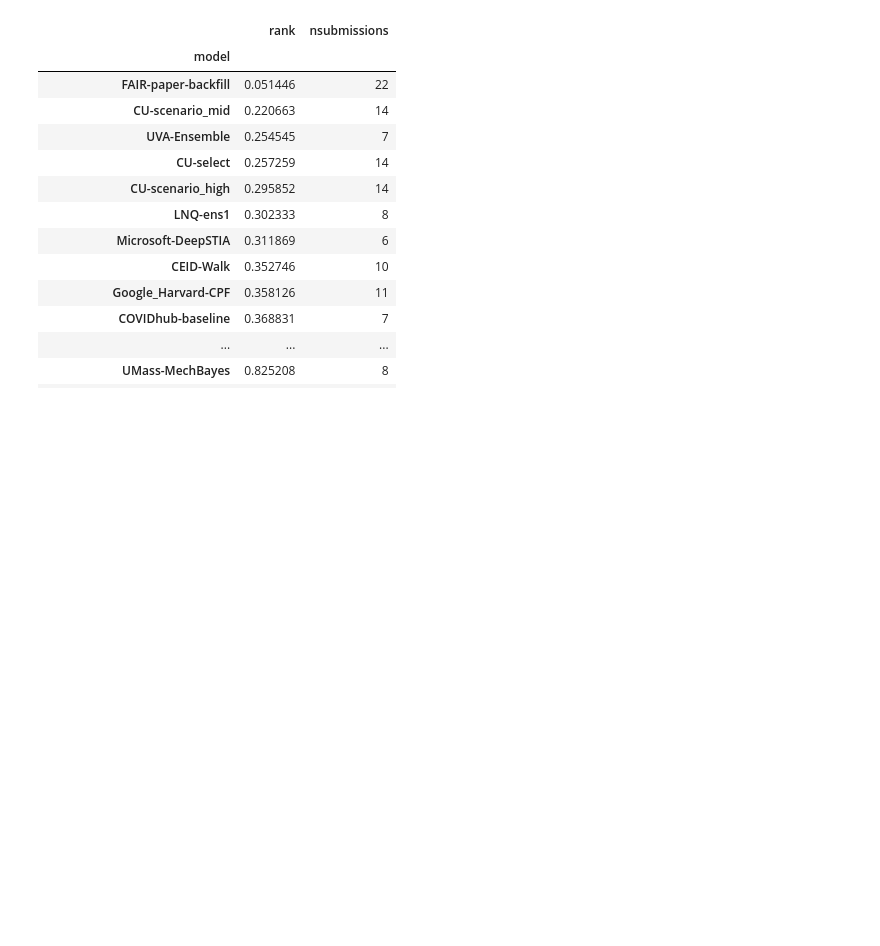
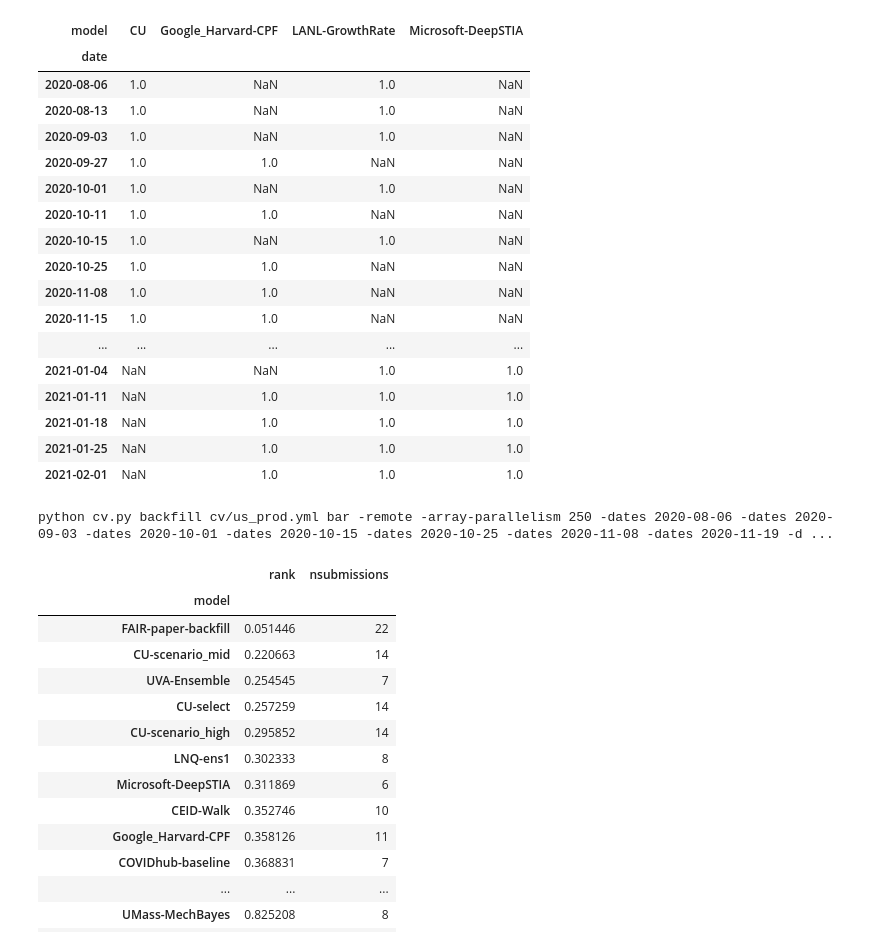
Before and after one commit to facebookresearch/covid19_spread, a Jupyter notebook: notebooks/Reichlab Eval Paper Tables.ipynb, the cells around one changed output. Cells and saved outputs as stored; diff of their text form; code cells hidden in the pictures; blank space fills up the shorter version.

Commit message:
adding more models to table

```diff
--- a/notebooks/Reichlab Eval Paper Tables.ipynb
+++ b/notebooks/Reichlab Eval Paper Tables.ipynb
@@ -80,31 +80,61 @@ for file in iglob(os.path.join(data_pth, 'data-processed/*/*.csv')):
 case_forecasts = pandas.DataFrame(case_forecasts)
 # %%
 # Code to compute dates for paper backfill
-# temp = case_forecasts.copy()
-# temp["model"] = temp["model"].apply(lambda x: "CU" if x.startswith("CU") else x)
-# subset = temp.set_index("model").loc[["Google_Harvard-CPF", "CU", "LANL-GrowthRate", "Microsoft-DeepSTIA"]]
+temp = case_forecasts.copy()
+temp["model"] = temp["file"].apply(lambda x: x.split('/')[-2])
+temp["model"] = temp["model"].apply(lambda x: "CU" if x.startswith("CU") else x)
+models = [
+    "Google_Harvard-CPF",
+    "CU",
+    "LANL-GrowthRate",
+    "Microsoft-DeepSTIA",
+    "UVA-Ensemble",
+    "LNQ-ens1",
+    "CEID-Walk"
+]
+subset = temp.set_index("model").loc[models]
 
-# subset = subset.reset_index().drop_duplicates(["date", "model"])
-# subset["dummy"] = 1
-# pivot = subset.pivot(index="date", columns="model", values="dummy")
-# pivot = pivot[pivot.sum(axis=1) > 1]
+subset = subset.reset_index().drop_duplicates(["date", "model"])
+subset["dummy"] = 1
+pivot = subset.pivot(index="date", columns="model", values="dummy")
+pivot = pivot[pivot.sum(axis=1) > 1]
 
-# K = 10
-# dates = []
-# for model in pivot.sum(0).index:
-#     x = pivot[~pivot[model].isnull()]
-#     # Already have this many dates included, fetch K-current more
-#     current = (~x.reindex(dates)[model].isnull()).sum()
-#     not_taken = x[~x.index.isin(dates)]
-#     dates.extend(not_taken.iloc[np.linspace(0, len(not_taken) - 1, K - current)].index)
+K = 10
+dates = []
+for model in pivot.sum(0).index:
+    x = pivot[~pivot[model].isnull()]
+    # Already have this many dates included, fetch K-current more
+    current = (~x.reindex(dates)[model].isnull()).sum()
+    not_taken = x[~x.index.isin(dates)]
+    dates.extend(not_taken.iloc[np.linspace(0, len(not_taken) - 1, K - current)].index)
 
 
-# display(pivot.loc[dates].sort_index())
+display(pivot.loc[dates].sort_index())
 
-# cmd = "python cv.py backfill cv/us_prod.yml bar -remote -array-parallelism 250"
-# for date in dates:
-#     cmd += f" -dates {date.date()}"
-# print(cmd)
+cmd = "python cv.py backfill cv/us_prod.yml bar -remote -array-parallelism 250"
+for date in dates:
+    cmd += f" -dates {date.date()}"
+print(cmd)
+# %% [output]
+| model | CU | Google_Harvard-CPF | LANL-GrowthRate | Microsoft-DeepSTIA |
+| date |  |  |  |  |
+| 2020-08-06 | 1.0 | NaN | 1.0 | NaN |
+| 2020-08-13 | 1.0 | NaN | 1.0 | NaN |
+| 2020-09-03 | 1.0 | NaN | 1.0 | NaN |
+| 2020-09-27 | 1.0 | 1.0 | NaN | NaN |
+| 2020-10-01 | 1.0 | NaN | 1.0 | NaN |
+| 2020-10-11 | 1.0 | 1.0 | NaN | NaN |
+| 2020-10-15 | 1.0 | NaN | 1.0 | NaN |
+| 2020-10-25 | 1.0 | 1.0 | NaN | NaN |
+| 2020-11-08 | 1.0 | 1.0 | NaN | NaN |
+| 2020-11-15 | 1.0 | 1.0 | NaN | NaN |
+| ... | ... | ... | ... | ... |
+| 2021-01-04 | NaN | NaN | 1.0 | 1.0 |
+| 2021-01-11 | NaN | 1.0 | 1.0 | 1.0 |
+| 2021-01-18 | NaN | 1.0 | 1.0 | 1.0 |
+| 2021-01-25 | NaN | 1.0 | 1.0 | 1.0 |
+| 2021-02-01 | NaN | 1.0 | 1.0 | 1.0 |
+python cv.py backfill cv/us_prod.yml bar -remote -array-parallelism 250 -dates 2020-08-06 -dates 2020-09-03 -dates 2020-10-01 -dates 2020-10-15 -dates 2020-10-25 -dates 2020-11-08 -dates 2020-11-19 -d ...
 # %%
 def compute_mae(current_gt, pth):
     forecast = pandas.read_csv(pth, parse_dates=['forecast_date', 'target_end_date'], dtype={'location': str})
```
Also changed, not shown: parts of 1 cell of this notebook.
